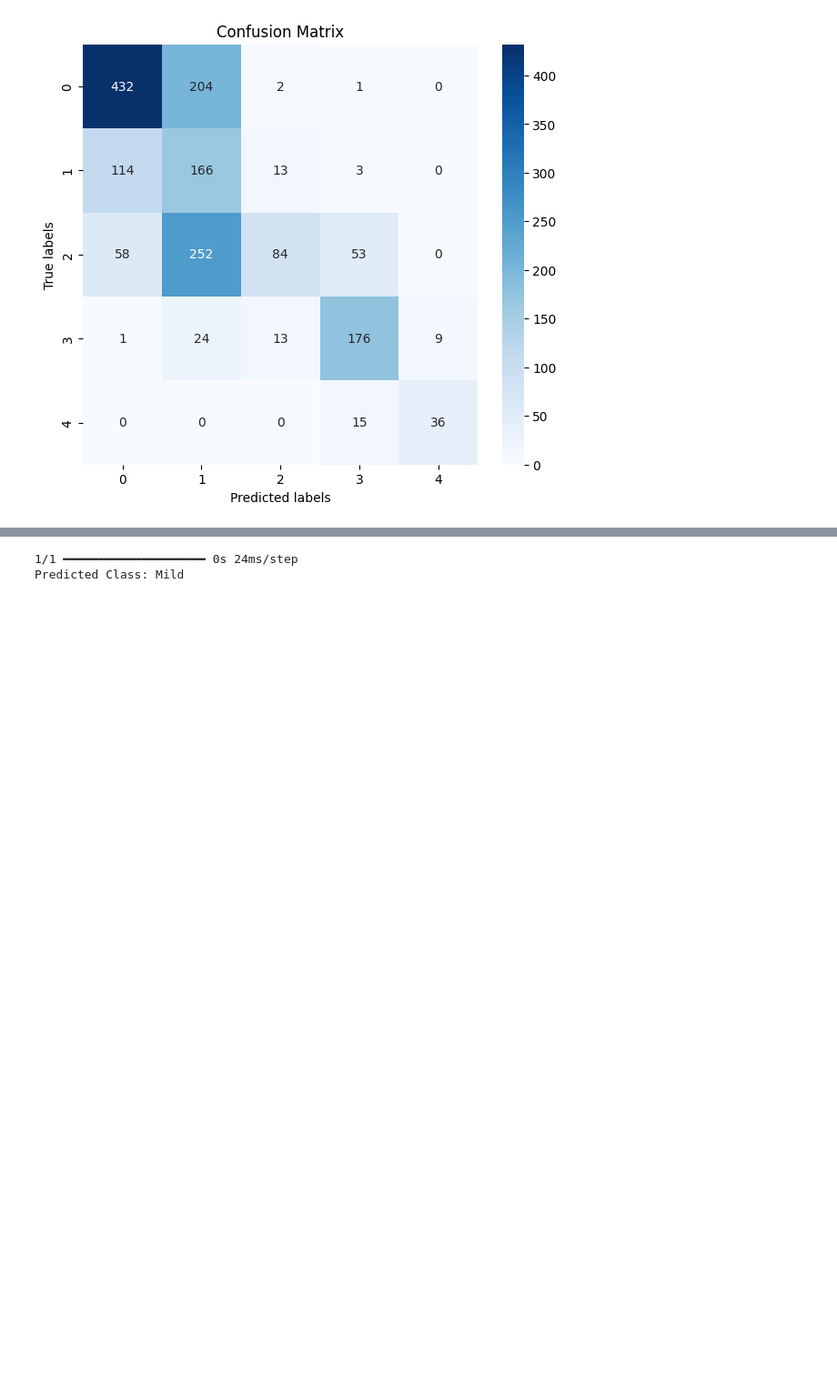
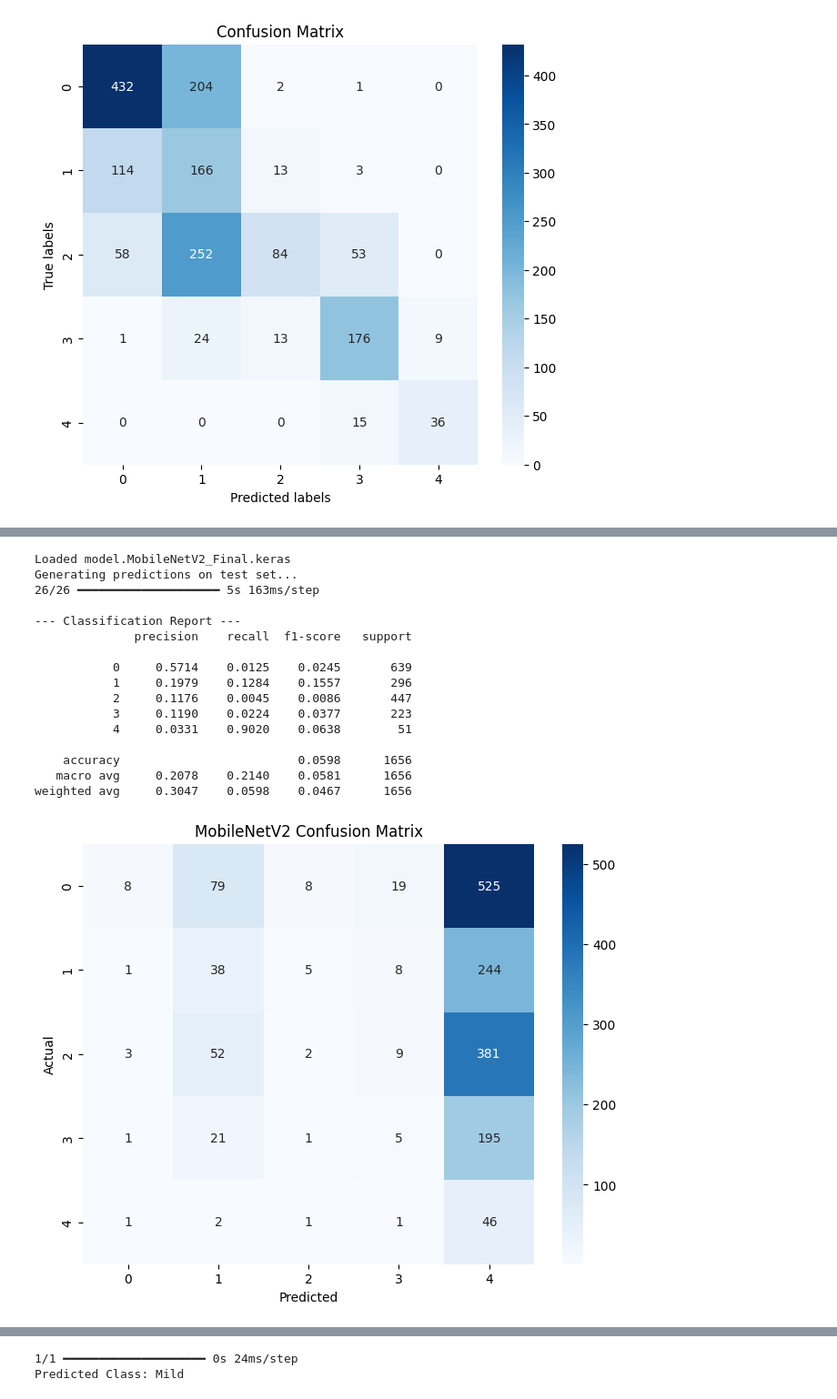
Before and after one commit to Shreyas-Mohan/aip-project, a Jupyter notebook: notebooks/kaggle-knee-x-ray-cnn (1).ipynb, the cells around one changed output, grey strips where cells are left out. Shown at 91% size. Cells and saved outputs as stored; diff of their text form; code cells hidden in the pictures; blank space fills up the shorter version.

Commit message:
Remove unused notebook and clean up trial2 notebook; update model path to new fine-tuned MobileNetV2 model.

```diff
--- a/notebooks/kaggle-knee-x-ray-cnn (1).ipynb
+++ b/notebooks/kaggle-knee-x-ray-cnn (1).ipynb
@@ -48,14 +27,14 @@ print('Started')
 Started
 # %%
 train_ds = tf.keras.preprocessing.image_dataset_from_directory(
-"./dataset-kaggle/train",
+"../dataset-kaggle/train",
 seed=123,
 image_size=(128, 128),
 batch_size=64
 )
 
 test_ds = tf.keras.preprocessing.image_dataset_from_directory(
-"./dataset-kaggle/test",
+"../dataset-kaggle/test",
 seed=123,
 image_size=(128, 128),
 batch_size=64,
@@ -63,7 +42,7 @@ batch_size=64,
 )
 
 val_ds = tf.keras.preprocessing.image_dataset_from_directory(
-"./dataset-kaggle/val",
+"../dataset-kaggle/val",
 seed=123,
 image_size=(128, 128),
 batch_size=64
@@ -80,11 +138,10 @@ array([0, 0, 0, ..., 4, 4, 4])
 # %%
 def get_callbacks(model_name):
     callbacks =[]
-
     # Change the file extension to '.keras'
     checkpoint = tf.keras.callbacks.ModelCheckpoint(filepath=f'model.{model_name}.keras',
                                                     verbose=1,
-                                                    monitor='train_loss',
+                                                    monitor='loss',
                                                     mode='min',
                                                     save_best_only=True)
     callbacks.append(checkpoint)
@@ -98,7 +155,7 @@ def get_callbacks(model_name):
                              mode='auto')
     callbacks.append(anne)
     #--------------------------------------------------------
-    earlystop = tf.keras.callbacks.EarlyStopping(monitor='train_loss',
+    earlystop = tf.keras.callbacks.EarlyStopping(monitor='loss',
                                                  mode='min',
                                                  patience=10)
     callbacks.append(earlystop)
@@ -403,0 +361,57 @@ NameError: name 'predicted_categories' is not defined
+# %%
+# --- EVALUATION FOR MOBILENETV2 ---
+import numpy as np
+import matplotlib.pyplot as plt
+import seaborn as sns
+from sklearn.metrics import classification_report, confusion_matrix
+
+# 1. Load the best saved MobileNetV2 model
+# Note: Using the filename from the get_callbacks('MobileNetV2_Final') or 'MobileNetV2_FineTuned'
+try:
+    best_model = tf.keras.models.load_model('model.MobileNetV2_Final.keras')
+    print("Loaded model.MobileNetV2_Final.keras")
+except:
+    try:
+        best_model = tf.keras.models.load_model('model.MobileNetV2_FineTuned.keras')
+        print("Loaded model.MobileNetV2_FineTuned.keras")
+    except Exception as e:
+        print(f"Could not load MobileNetV2 model: {e}")
+        best_model = model # Fallback to current memory model
+
+# 2. Generate Predictions
+print("Generating predictions on test set...")
+y_pred_probs = best_model.predict(test_ds)
+y_pred = np.argmax(y_pred_probs, axis=1)
+
+# 3. Classification Report
+print("\n--- Classification Report ---")
+print(classification_report(y_true, y_pred, target_names=["0", "1", "2", "3", "4"], digits=4))
+
+# 4. Confusion Matrix
+cm = confusion_matrix(y_true, y_pred)
+plt.figure(figsize=(8, 6))
+sns.heatmap(cm, annot=True, fmt='d', cmap='Blues',
+            xticklabels=["0", "1", "2", "3", "4"],
+            yticklabels=["0", "1", "2", "3", "4"])
+plt.xlabel('Predicted')
+plt.ylabel('Actual')
+plt.title('MobileNetV2 Confusion Matrix')
+plt.show()
+# %% [output]
+Loaded model.MobileNetV2_Final.keras
+Generating predictions on test set...
+26/26 ━━━━━━━━━━━━━━━━━━━━ 5s 163ms/step
+
+--- Classification Report ---
+              precision    recall  f1-score   support
+
+           0     0.5714    0.0125    0.0245       639
+           1     0.1979    0.1284    0.1557       296
+           2     0.1176    0.0045    0.0086       447
+           3     0.1190    0.0224    0.0377       223
+           4     0.0331    0.9020    0.0638        51
+
+    accuracy                         0.0598      1656
+   macro avg     0.2078    0.2140    0.0581      1656
+weighted avg     0.3047    0.0598    0.0467      1656
+[figure, added]
```
Also changed, not shown: parts of 14 cells of this notebook, 5 other files.
